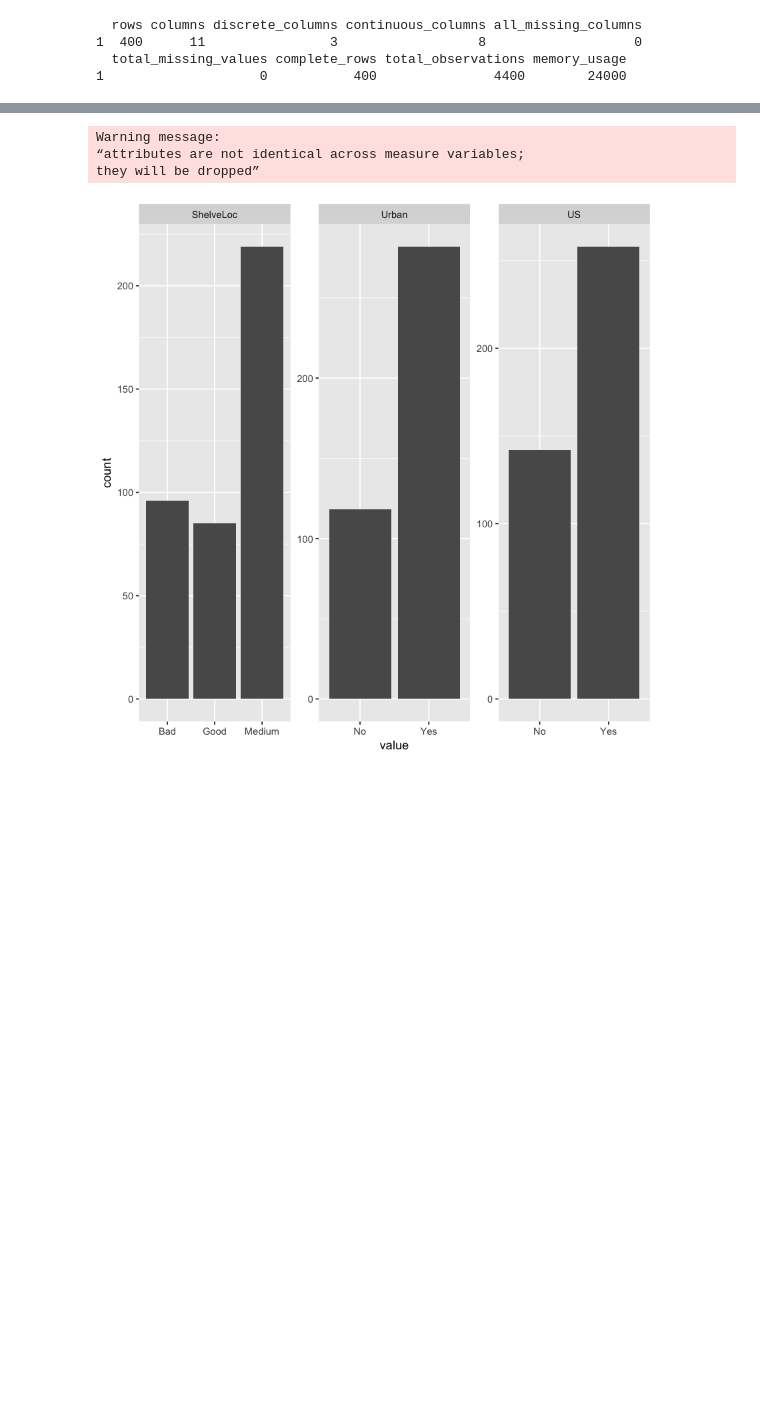
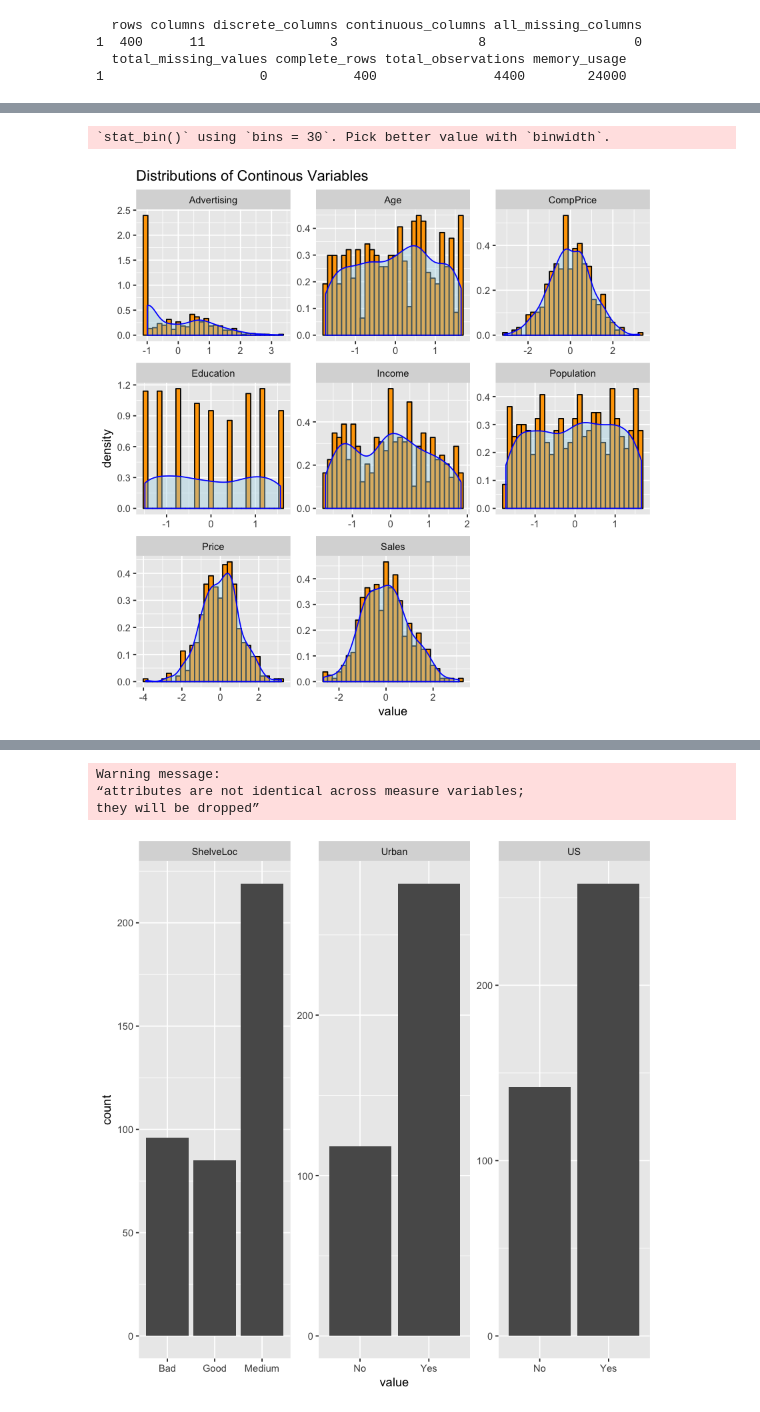
Before and after one commit to CooperStansbury/EDA_r_ece579, a Jupyter notebook: assignment1_cooperstansbury/assignment1_r.ipynb, the cells around one changed output, grey strips where cells are left out. Saved outputs shown, nothing was run; the diff lists cells and outputs as text; code cells hidden in the pictures; blank space fills up the shorter version.

```diff
--- a/assignment1_cooperstansbury/assignment1_r.ipynb
+++ b/assignment1_cooperstansbury/assignment1_r.ipynb
@@ -91,0 +165,15 @@ sapply(carseats, function(x) sum(is.na(x)))
+# %%
+scaled.nums %>%
+    tidyr::gather() %>%
+    ggplot(aes(x=value,y=..density..))+
+
+        ggtitle('Distributions of Continous Variables') +
+
+        facet_wrap(~ key, scales = "free") +
+        geom_histogram(fill=I("orange"), col=I("black")) +
+
+        facet_wrap(~ key, scales = "free") +
+        geom_density(color="blue", fill='light blue', alpha = 0.4)
+# %% [output]
+`stat_bin()` using `bins = 30`. Pick better value with `binwidth`.
+[figure, added]
```
Also changed, not shown: parts of 21 cells of this notebook, 1 other file.
